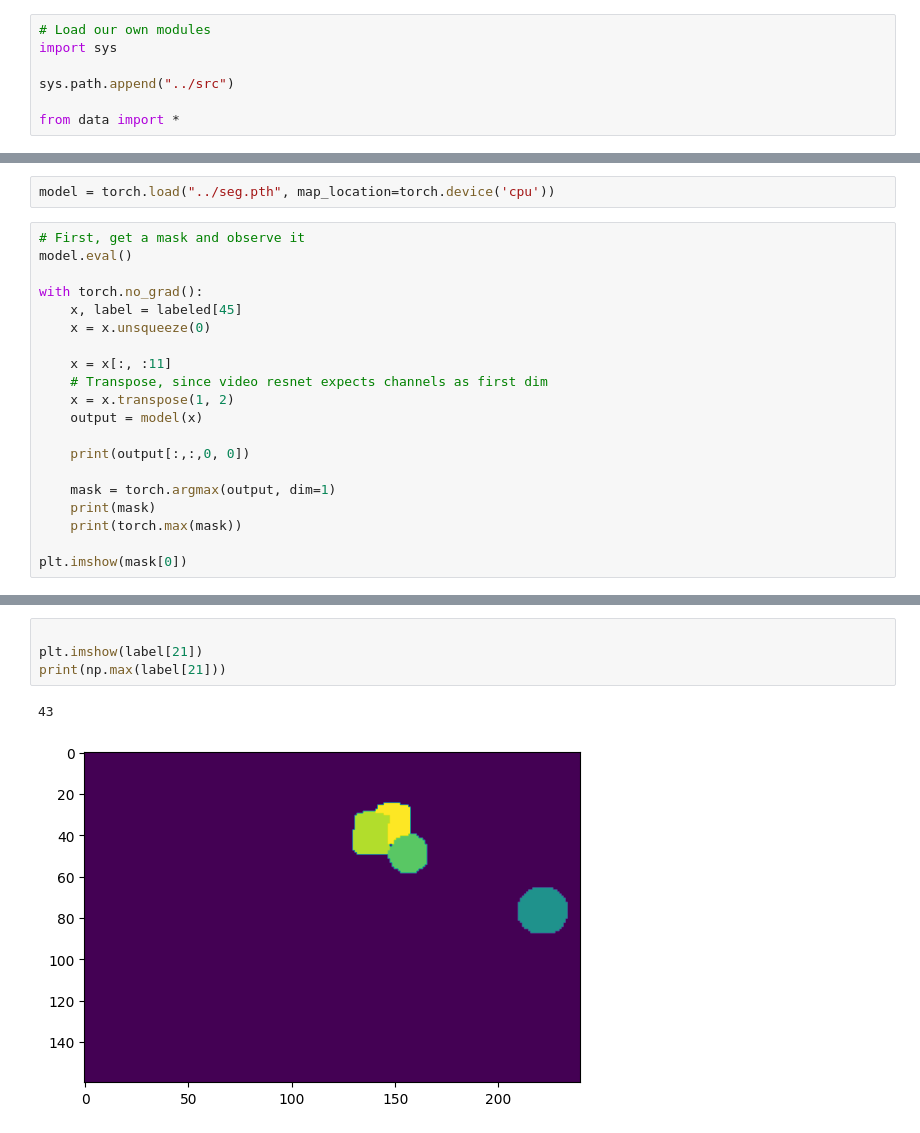
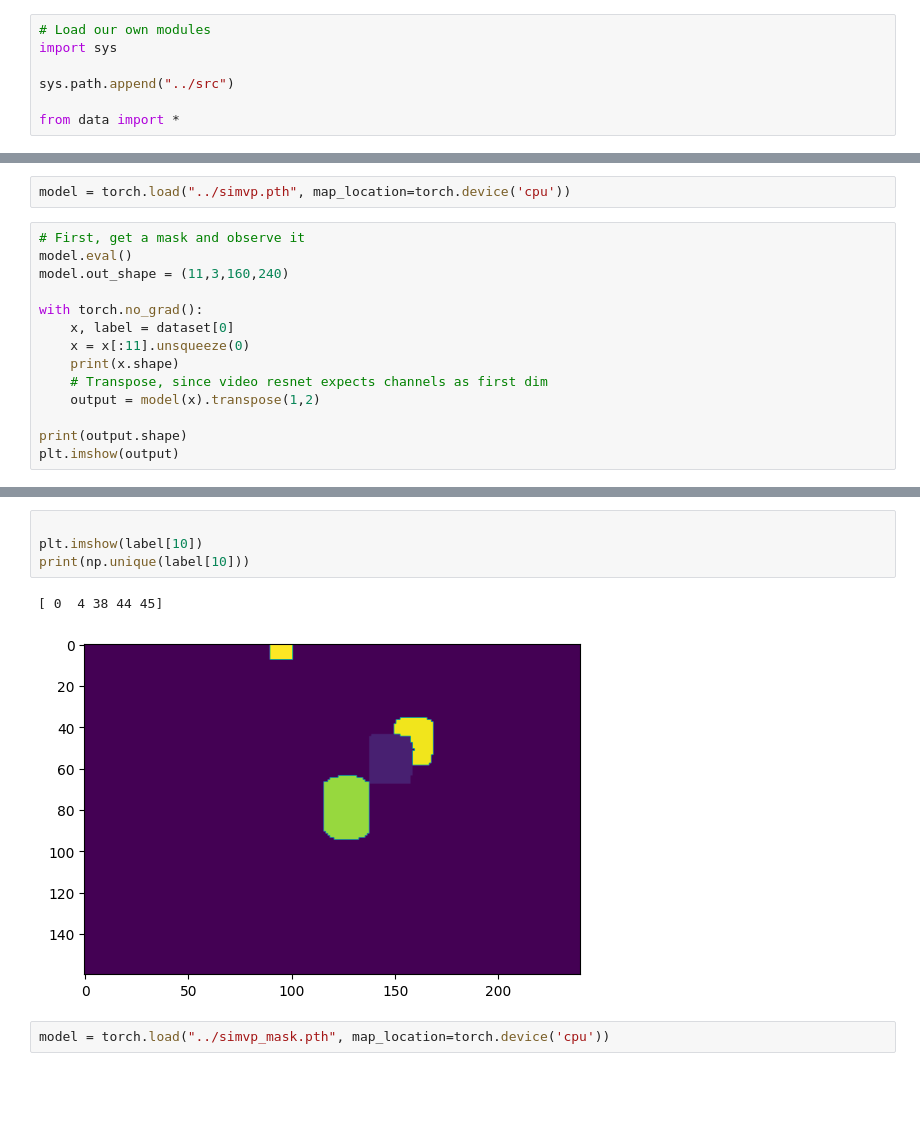
Before and after one commit to dqian3/dlfl2023-final, a Jupyter notebook: notebooks_dan/validate.ipynb, the cells around one changed output, grey strips where cells are left out. Drawn from its saved outputs; the diff is of its cells as text; blank space fills up the shorter version.

```diff
--- a/notebooks_dan/validate.ipynb
+++ b/notebooks_dan/validate.ipynb
@@ -18,23 +16,17 @@ dataloader = torch.utils.data.DataLoader(dataset, batch_size=2, shuffle=True, nu
 # %%
-model = torch.load("../seg.pth", map_location=torch.device('cpu'))
+model = torch.load("../simvp.pth", map_location=torch.device('cpu'))
 # %%
 # First, get a mask and observe it
 model.eval()
+model.out_shape = (11,3,160,240)
 
 with torch.no_grad():
-    x, label = labeled[45]
-    x = x.unsqueeze(0)
+    x, label = dataset[0]
+    x = x[:11].unsqueeze(0)
+    print(x.shape)
+    # Transpose, since video resnet expects channels as first dim
+    output = model(x).transpose(1,2)
 
-    x = x[:, :11]
-    # Transpose, since video resnet expects channels as first dim
-    x = x.transpose(1, 2)
-    output = model(x)
-
-    print(output[:,:,0, 0])
-
-    mask = torch.argmax(output, dim=1)
-    print(mask)
-    print(torch.max(mask))
-
-plt.imshow(mask[0])
+print(output.shape)
+plt.imshow(output)
 # %% [output]
@@ -58,8 +35,10 @@ tensor(48)
 # %%
 
-plt.imshow(label[21])
-print(np.max(label[21]))
+plt.imshow(label[10])
+print(np.unique(label[10]))
 # %% [output]
-43
+[ 0  4 38 44 45]
-[figure, old version]
+[figure, new version]
+# %%
+model = torch.load("../simvp_mask.pth", map_location=torch.device('cpu'))
 # %%
```
Also changed, not shown: parts of 6 cells of this notebook, 4 other files.
